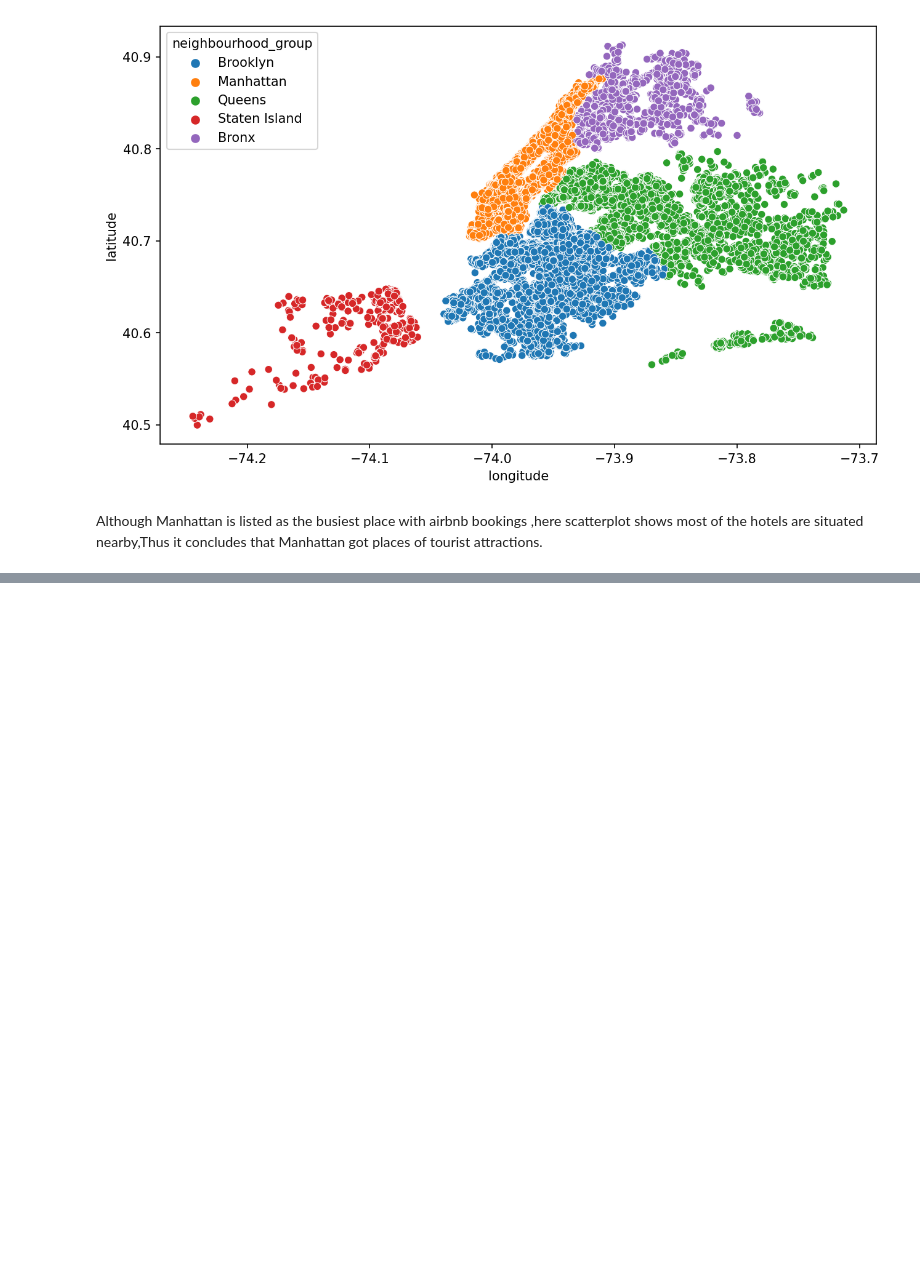
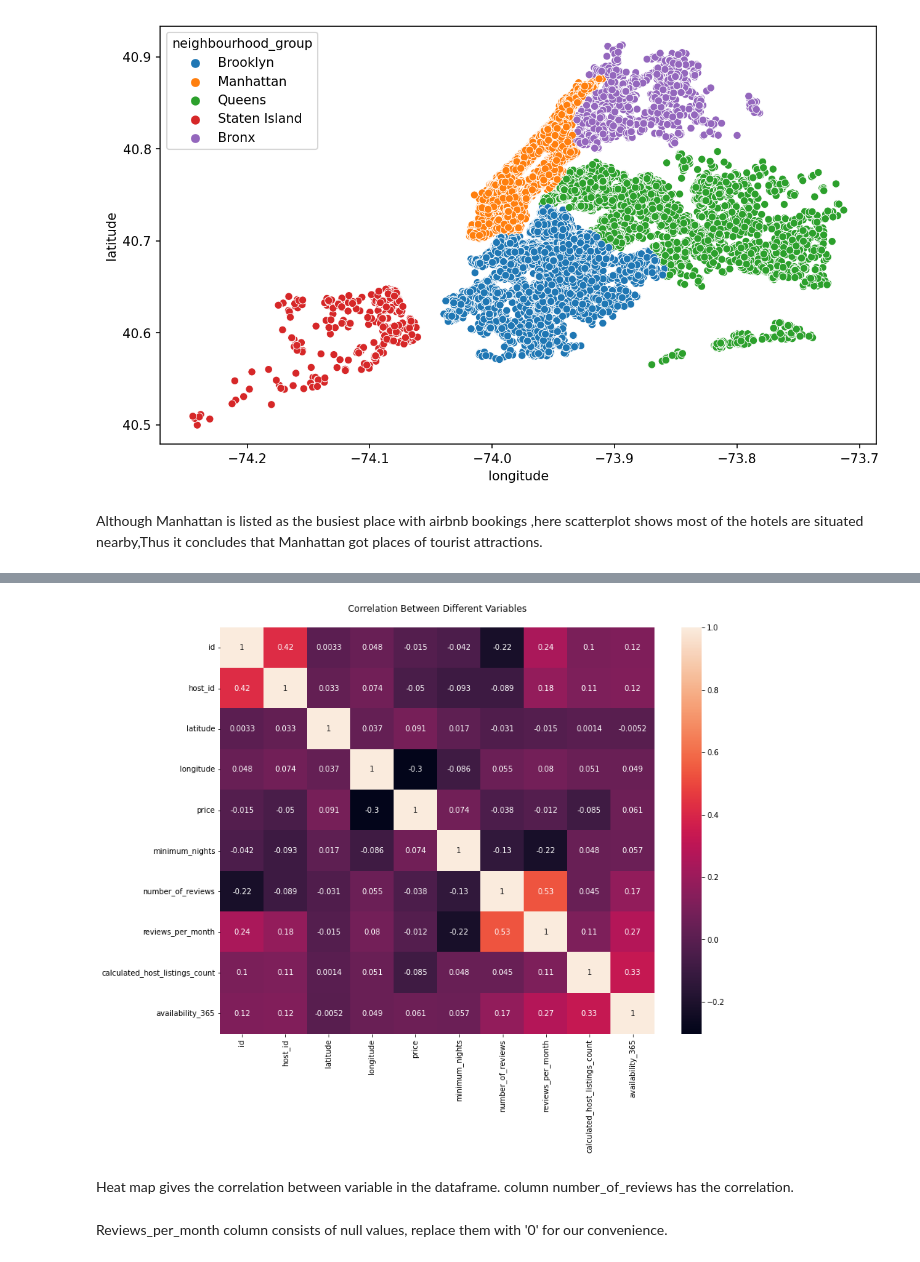
Before and after one commit to Rubina-Fathima/-EDA-Airbnb-NYC-2019-, a Jupyter notebook: Untitled1.ipynb, the cells around one changed output, grey strips where cells are left out. Saved outputs shown, nothing was run; the diff lists cells and outputs as text; code cells hidden in the pictures; blank space fills up the shorter version.

```diff
--- a/Untitled1.ipynb
+++ b/Untitled1.ipynb
@@ -221,0 +236,11 @@ Although  Manhattan is listed as the busiest place with airbnb bookings ,here sc
+# %%
+corr = airbnb_df.corr(method='kendall')
+plt.figure(figsize=(13,10))
+plt.title("Correlation Between Different Variables\n")
+sns.heatmap(corr, annot=True)
+plt.show()
+# %% [output]
+[figure, added]
+# %% [markdown]
+Heat map gives the correlation between variable in the dataframe.
+column number_of_reviews has the correlation.
@@ -221,0 +270,2 @@ Although  Manhattan is listed as the busiest place with airbnb bookings ,here sc
+# %% [markdown]
+Reviews_per_month column consists of null values, replace them with '0' for our convenience.
```
Also changed, not shown: parts of 8 cells of this notebook.
